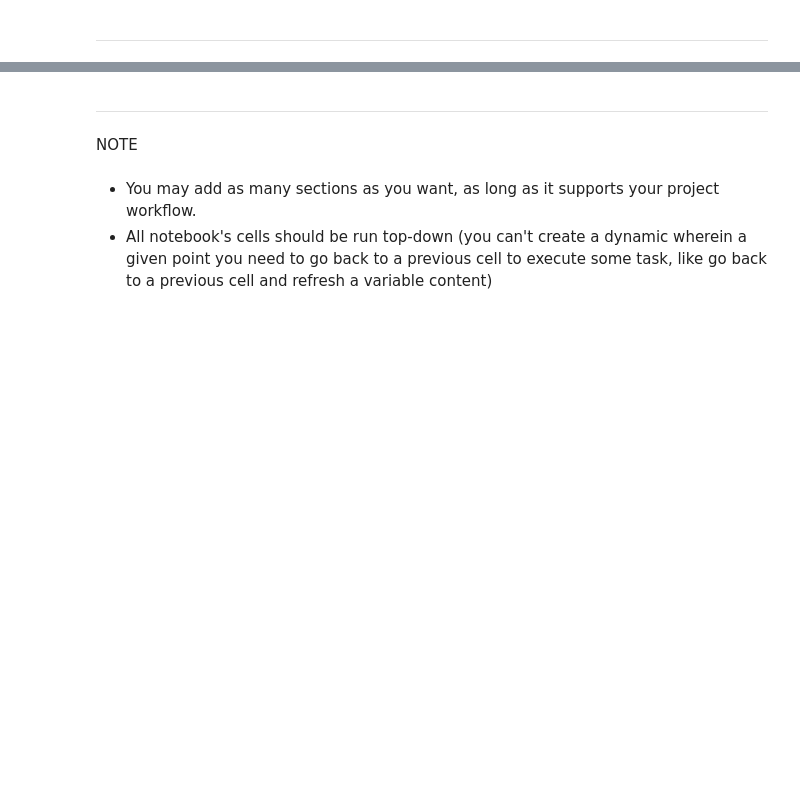
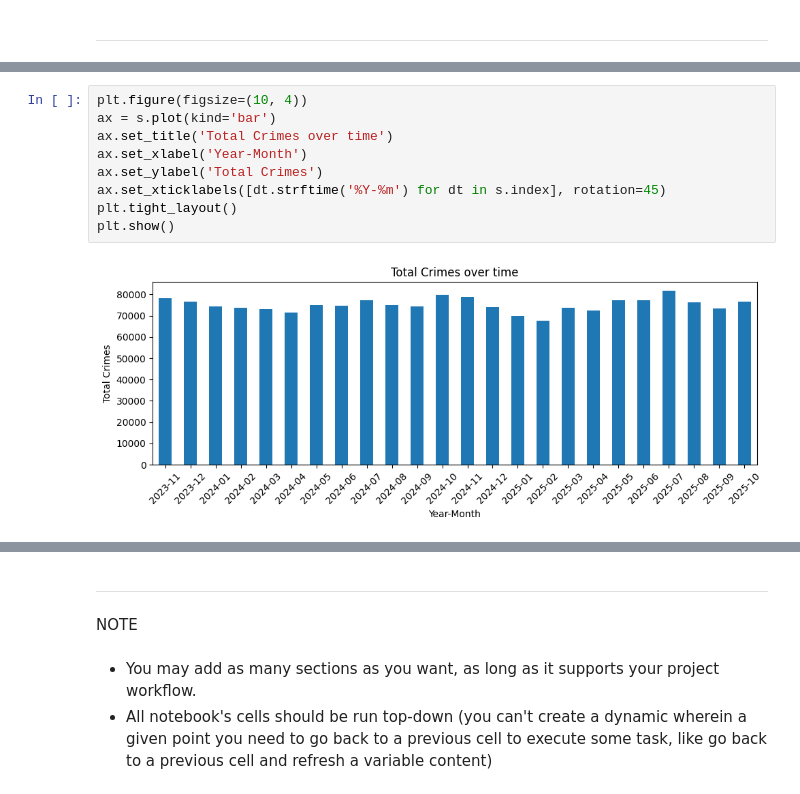
Before and after one commit to MaximilianKlein92/London-Crime, a Jupyter notebook: jupyter_notebooks/ETL.ipynb, the cells around one changed output, grey strips where cells are left out. Saved outputs shown, nothing was run; the diff lists cells and outputs as text; blank space fills up the shorter version.

```diff
--- a/jupyter_notebooks/ETL.ipynb
+++ b/jupyter_notebooks/ETL.ipynb
@@ -52,0 +235,11 @@ Section 2 content
+# %%
+plt.figure(figsize=(10, 4))
+ax = s.plot(kind='bar')
+ax.set_title('Total Crimes over time')
+ax.set_xlabel('Year-Month')
+ax.set_ylabel('Total Crimes')
+ax.set_xticklabels([dt.strftime('%Y-%m') for dt in s.index], rotation=45)
+plt.tight_layout()
+plt.show()
+# %% [output]
+[figure, added]
```
Also changed, not shown: parts of 35 cells of this notebook.
